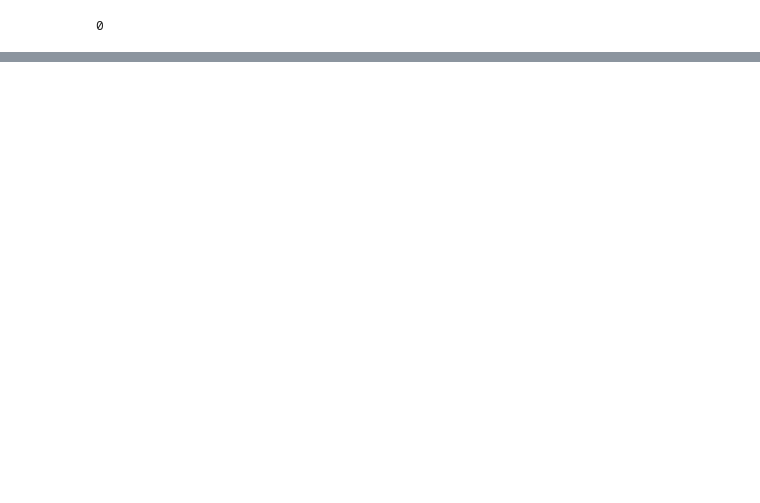
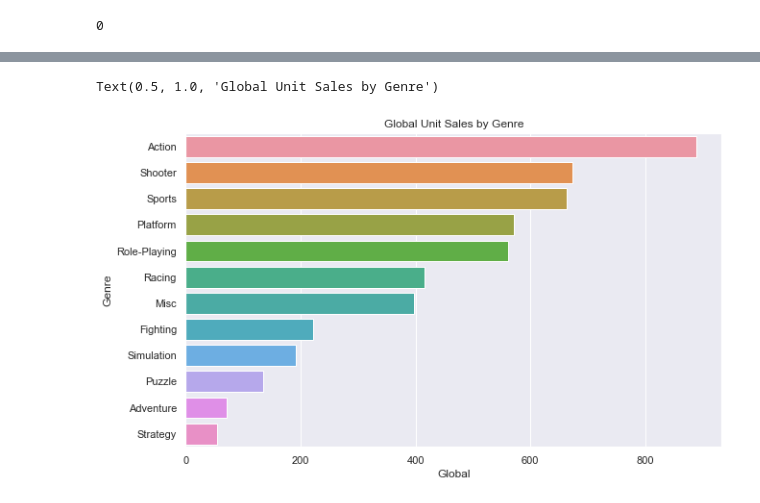
Before and after one commit to LeDorean/videogame_analysis, a Jupyter notebook: Untitled1.ipynb, the cells around one changed output, grey strips where cells are left out. Drawn from its saved outputs; the diff is of its cells as text; code cells hidden in the pictures; blank space fills up the shorter version.

Commit message:
visualizations added

```diff
--- a/Untitled1.ipynb
+++ b/Untitled1.ipynb
@@ -206,0 +224,11 @@ df = df[df['Year'] <= 2016.0]
+# %%
+# Sales by Genre
+plt.figure(figsize = (10,6))
+x = df.groupby('Genre', as_index = False).sum().sort_values(by = 'Global', ascending = False)
+sns.barplot(x = 'Global',
+            y = 'Genre', data = x, orient = 'h')
+plt.title('Global Unit Sales by Genre')
+#action games dominate the market
+# %% [output]
+Text(0.5, 1.0, 'Global Unit Sales by Genre')
+[figure, added]
```
Also changed, not shown: parts of 3 cells of this notebook.
